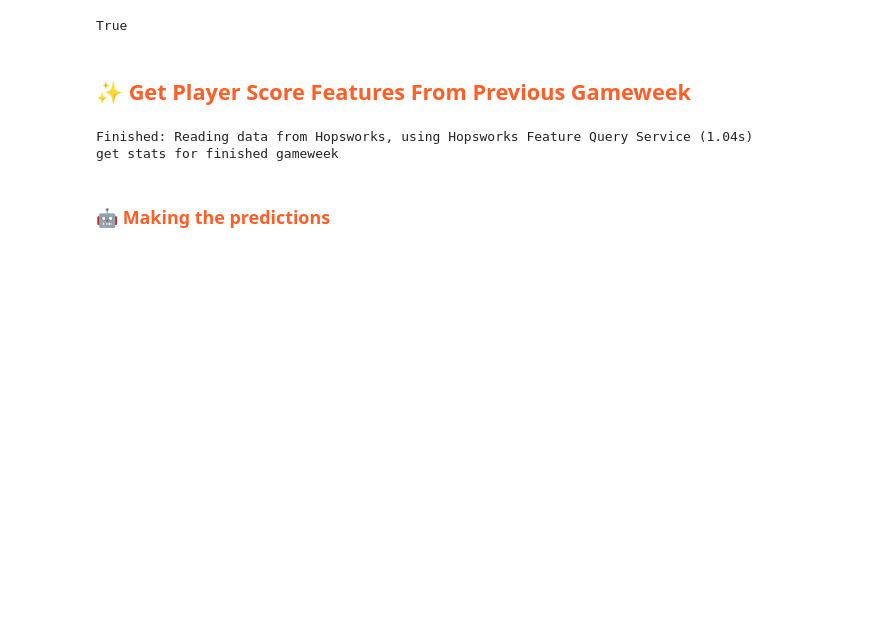
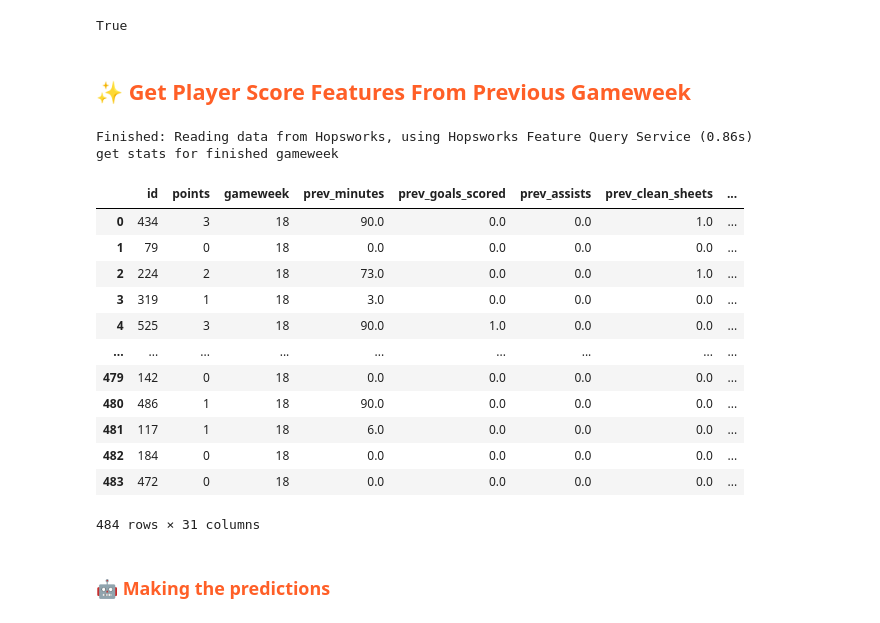
Before and after one commit to RubenvanGemeren/ID2223-Scalable-Machine-Learning, a Jupyter notebook: fpl_project/4_fpl_batch_inference.ipynb, the cells around one changed output. Cells and saved outputs as stored; diff of their text form; code cells hidden in the pictures; blank space fills up the shorter version.

```diff
--- a/fpl_project/4_fpl_batch_inference.ipynb
+++ b/fpl_project/4_fpl_batch_inference.ipynb
@@ -90,9 +90,9 @@ try:
     monitor_fg = fs.get_feature_group(
             name='fpl_predictions',
         )
-    prev_gameweek_nr = int(monitor_fg.select(["gameweek"]).read().max()) + 1
+    prev_gameweek_nr = int(monitor_fg.select(["gameweek"]).read().max())
 except:
     print("Feature group not found, use player features instead")
     player_fg = fs.get_feature_group("player_features")
-    prev_gameweek_nr = int(player_fg.select(["gameweek"]).read().max())
+    prev_gameweek_nr = int(player_fg.select(["gameweek"]).read().max()) - 1
 # %% [output]
@@ -121,11 +124,27 @@ if prev_finished:
         name='player_features',
         version=1,
     )
-    players = players_fg.filter(players_fg.gameweek == prev_gameweek_nr).read()
+    players = players_fg.filter(players_fg.gameweek == prev_gameweek_nr + 1).read()
     print("get stats for finished gameweek")
 # %% [output]
-Finished: Reading data from Hopsworks, using Hopsworks Feature Query Service (1.04s)
+Finished: Reading data from Hopsworks, using Hopsworks Feature Query Service (0.86s)
 get stats for finished gameweek
+# %%
+players
+# %% [output]
+|  | id | points | gameweek | prev_minutes | prev_goals_scored | prev_assists | prev_clean_sheets | ... |
+| 0 | 434 | 3 | 18 | 90.0 | 0.0 | 0.0 | 1.0 | ... |
+| 1 | 79 | 0 | 18 | 0.0 | 0.0 | 0.0 | 0.0 | ... |
+| 2 | 224 | 2 | 18 | 73.0 | 0.0 | 0.0 | 1.0 | ... |
+| 3 | 319 | 1 | 18 | 3.0 | 0.0 | 0.0 | 0.0 | ... |
+| 4 | 525 | 3 | 18 | 90.0 | 1.0 | 0.0 | 0.0 | ... |
+| ... | ... | ... | ... | ... | ... | ... | ... | ... |
+| 479 | 142 | 0 | 18 | 0.0 | 0.0 | 0.0 | 0.0 | ... |
+| 480 | 486 | 1 | 18 | 90.0 | 0.0 | 0.0 | 0.0 | ... |
+| 481 | 117 | 1 | 18 | 6.0 | 0.0 | 0.0 | 0.0 | ... |
+| 482 | 184 | 0 | 18 | 0.0 | 0.0 | 0.0 | 0.0 | ... |
+| 483 | 472 | 0 | 18 | 0.0 | 0.0 | 0.0 | 0.0 | ... |
+484 rows × 31 columns
 # %% [markdown]
 ### <span style="color:#ff5f27;">🤖 Making the predictions</span>
 # %%
```
Also changed, not shown: parts of 7 cells of this notebook, 2 other files.
